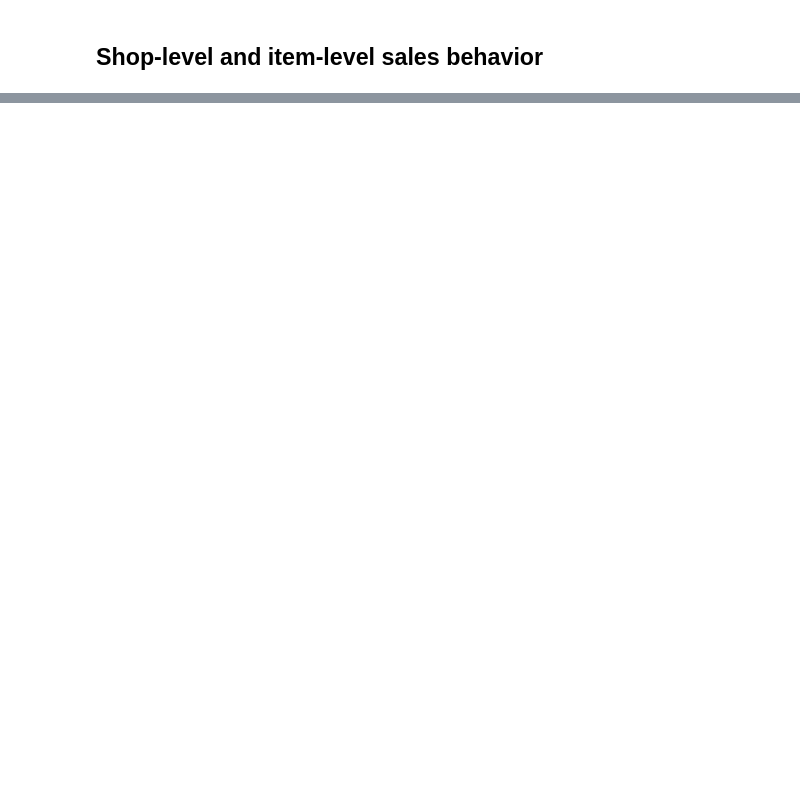
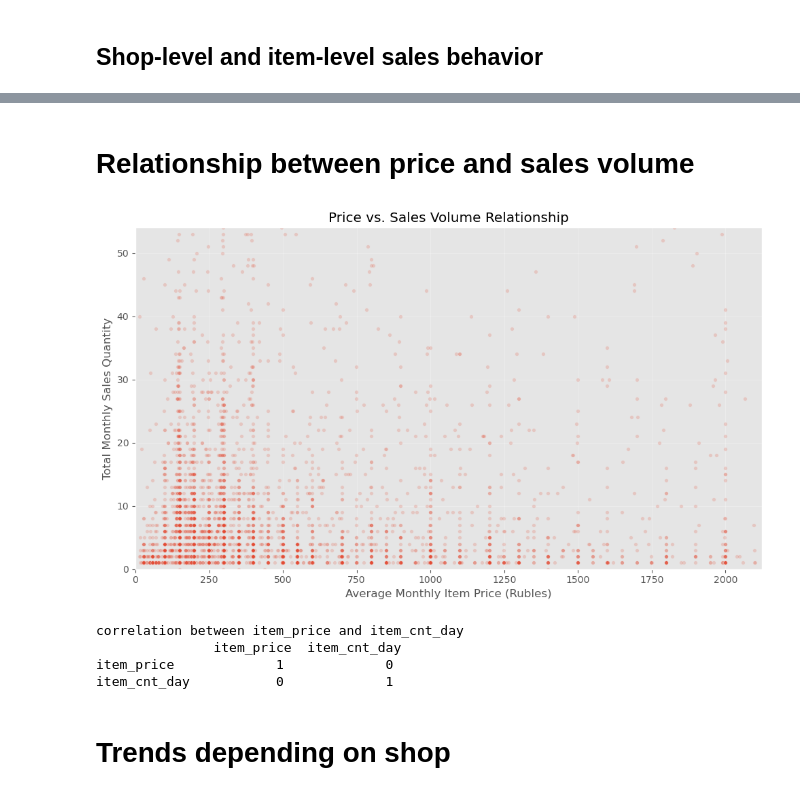
Before and after one commit to 200kgsquat/sales_prediction, a Jupyter notebook: notebooks/EDA.ipynb, the cells around one changed output, grey strips where cells are left out. Saved outputs shown, nothing was run; the diff lists cells and outputs as text; code cells hidden in the pictures; blank space fills up the shorter version.

```diff
--- a/notebooks/EDA.ipynb
+++ b/notebooks/EDA.ipynb
@@ -244,0 +249,39 @@ Passing `palette` without assigning `hue` is deprecated and will be removed in v
+# %% [markdown]
+# Relationship between price and sales volume
+# %%
+price_sales = df.groupby(['date_block_num', 'item_id']).agg({
+    'item_price': 'mean',
+    'item_cnt_day': 'sum'
+}).reset_index()
+
+plt.figure(figsize=(10, 6))
+sns.scatterplot(
+    data=price_sales.sample(5000, random_state=42),
+    x='item_price',
+    y='item_cnt_day',
+    alpha=0.2,
+    s=15
+)
+
+plt.title('Price vs. Sales Volume Relationship')
+plt.xlabel('Average Monthly Item Price (Rubles)')
+plt.ylabel('Total Monthly Sales Quantity')
+plt.grid(alpha=0.3)
+
+plt.ylim(0, price_sales['item_cnt_day'].quantile(0.95))
+plt.xlim(0, price_sales['item_price'].quantile(0.95))
+
+plt.tight_layout()
+plt.show()
+# %% [output]
+[figure, added]
+# %%
+corr_price_sales = price_sales[['item_price', 'item_cnt_day']].corr()
+print("Correlation between item_price and item_cnt_day\n", corr_price_sales)
+# %% [output]
+correlation between item_price and item_cnt_day
+               item_price  item_cnt_day
+item_price             1             0
+item_cnt_day           0             1
+# %% [markdown]
+# Trends depending on shop
```
Also changed, not shown: parts of 30 cells of this notebook.
